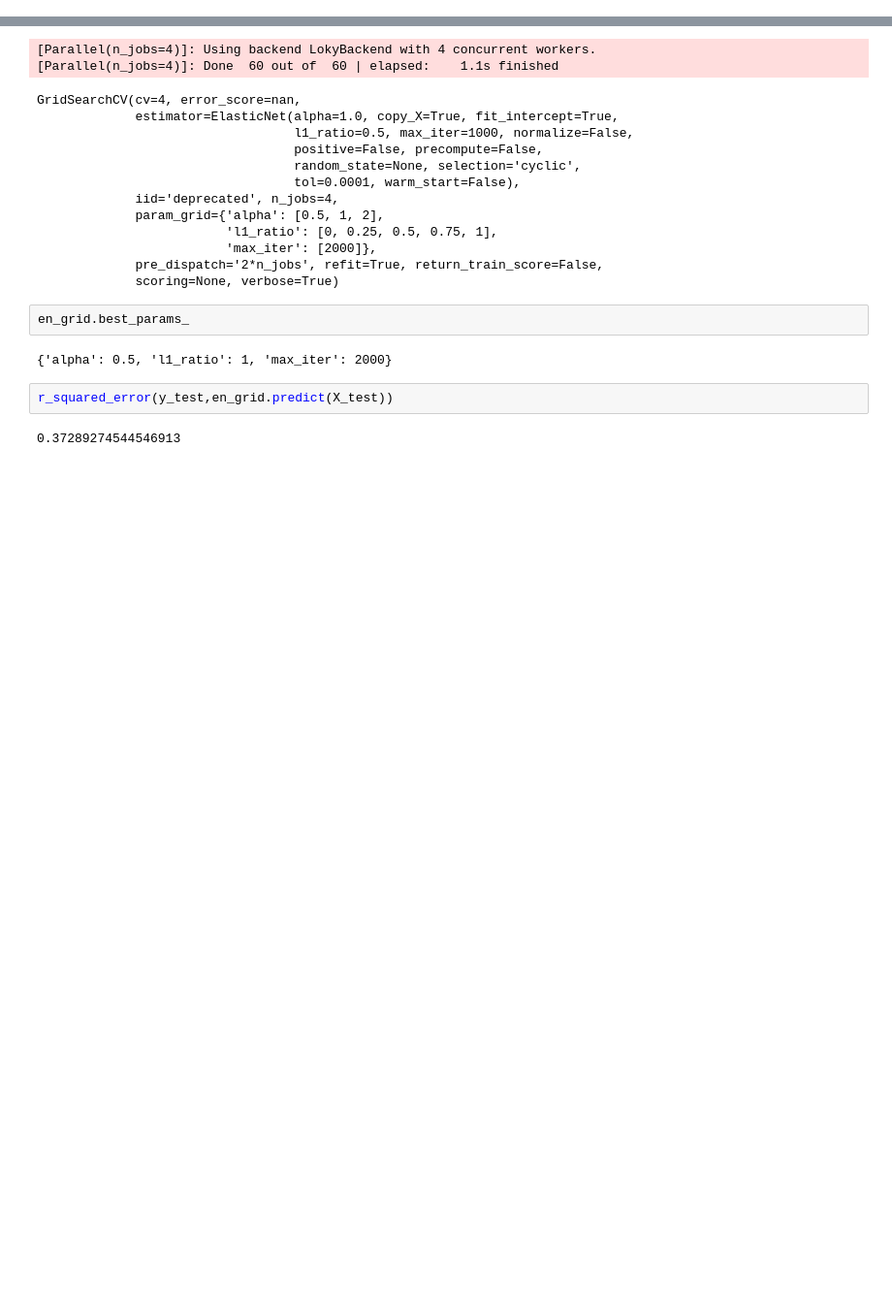
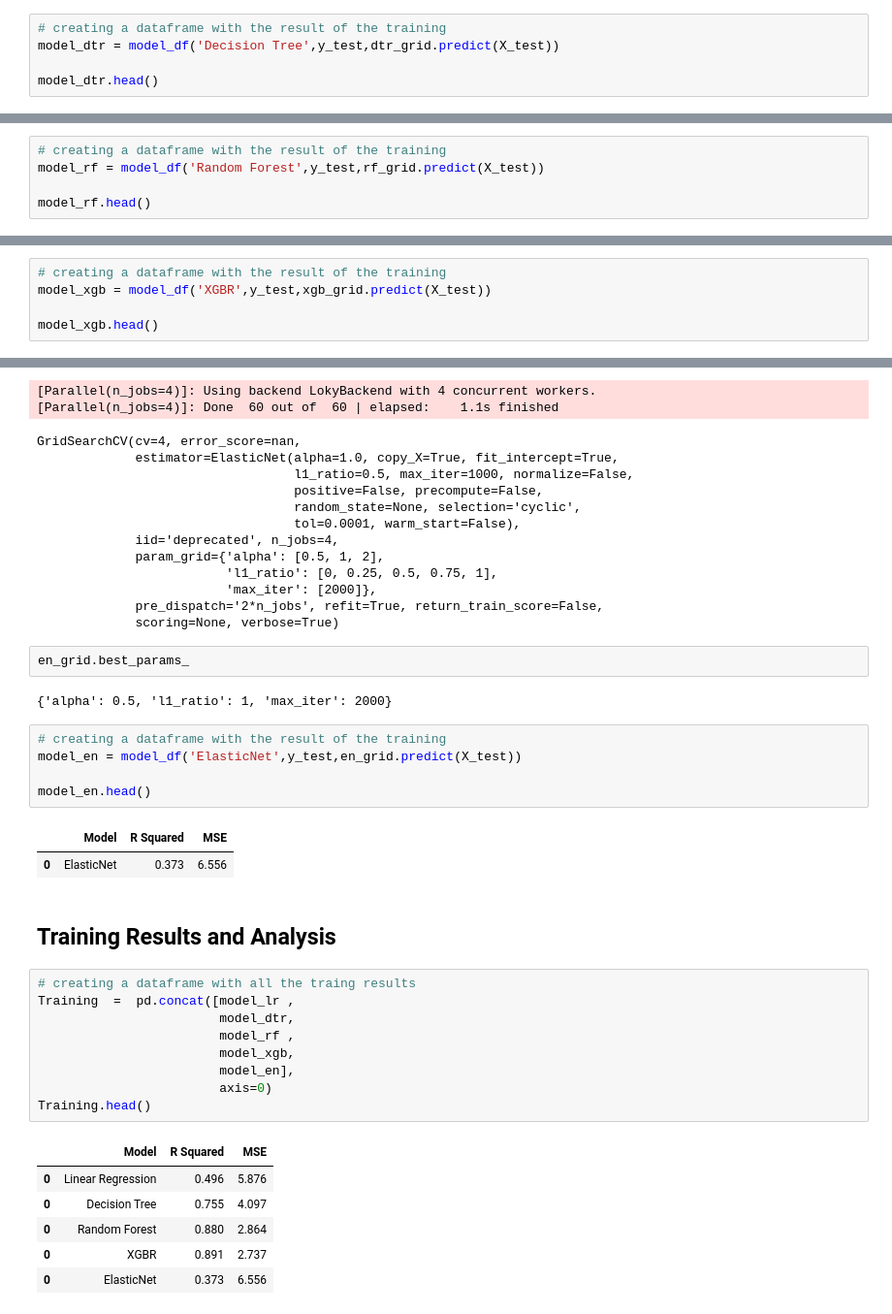
Before and after one commit to Alexisbiancotti/Obesity_Prediction, a Jupyter notebook: Obesity_Prediction.ipynb, the cells around one changed output, grey strips where cells are left out. Shown at 97% size. Cells and saved outputs as stored; diff of their text form; blank space fills up the shorter version.

```diff
--- a/Obesity_Prediction.ipynb
+++ b/Obesity_Prediction.ipynb
@@ -214,0 +225,5 @@ r_squared_error(y_test,dtr_grid.predict(X_test))
+# %%
+# creating a dataframe with the result of the training
+model_dtr = model_df('Decision Tree',y_test,dtr_grid.predict(X_test))
+
+model_dtr.head()
@@ -259,0 +274,5 @@ r_squared_error(y_test,rf_grid.predict(X_test))
+# %%
+# creating a dataframe with the result of the training
+model_rf = model_df('Random Forest',y_test,rf_grid.predict(X_test))
+
+model_rf.head()
@@ -321,0 +340,5 @@ r_squared_error(y_test,xgb_grid.predict(X_test))
+# %%
+# creating a dataframe with the result of the training
+model_xgb = model_df('XGBR',y_test,xgb_grid.predict(X_test))
+
+model_xgb.head()
@@ -354,7 +380,29 @@ GridSearchCV(cv=4, error_score=nan,
 en_grid.best_params_
 # %% [output]
 {'alpha': 0.5, 'l1_ratio': 1, 'max_iter': 2000}
-# %%
-r_squared_error(y_test,en_grid.predict(X_test))
-# %% [output]
-0.37289274544546913
+# %%
+# creating a dataframe with the result of the training
+model_en = model_df('ElasticNet',y_test,en_grid.predict(X_test))
+
+model_en.head()
+# %% [output]
+|  | Model | R Squared | MSE |
+| 0 | ElasticNet | 0.373 | 6.556 |
+# %% [markdown]
+## Training Results and Analysis
+# %%
+# creating a dataframe with all the traing results
+Training  =  pd.concat([model_lr ,
+                        model_dtr,
+                        model_rf ,
+                        model_xgb,
+                        model_en],
+                        axis=0)
+Training.head()
+# %% [output]
+|  | Model | R Squared | MSE |
+| 0 | Linear Regression | 0.496 | 5.876 |
+| 0 | Decision Tree | 0.755 | 4.097 |
+| 0 | Random Forest | 0.880 | 2.864 |
+| 0 | XGBR | 0.891 | 2.737 |
+| 0 | ElasticNet | 0.373 | 6.556 |
```
Also changed, not shown: parts of 20 cells of this notebook.
